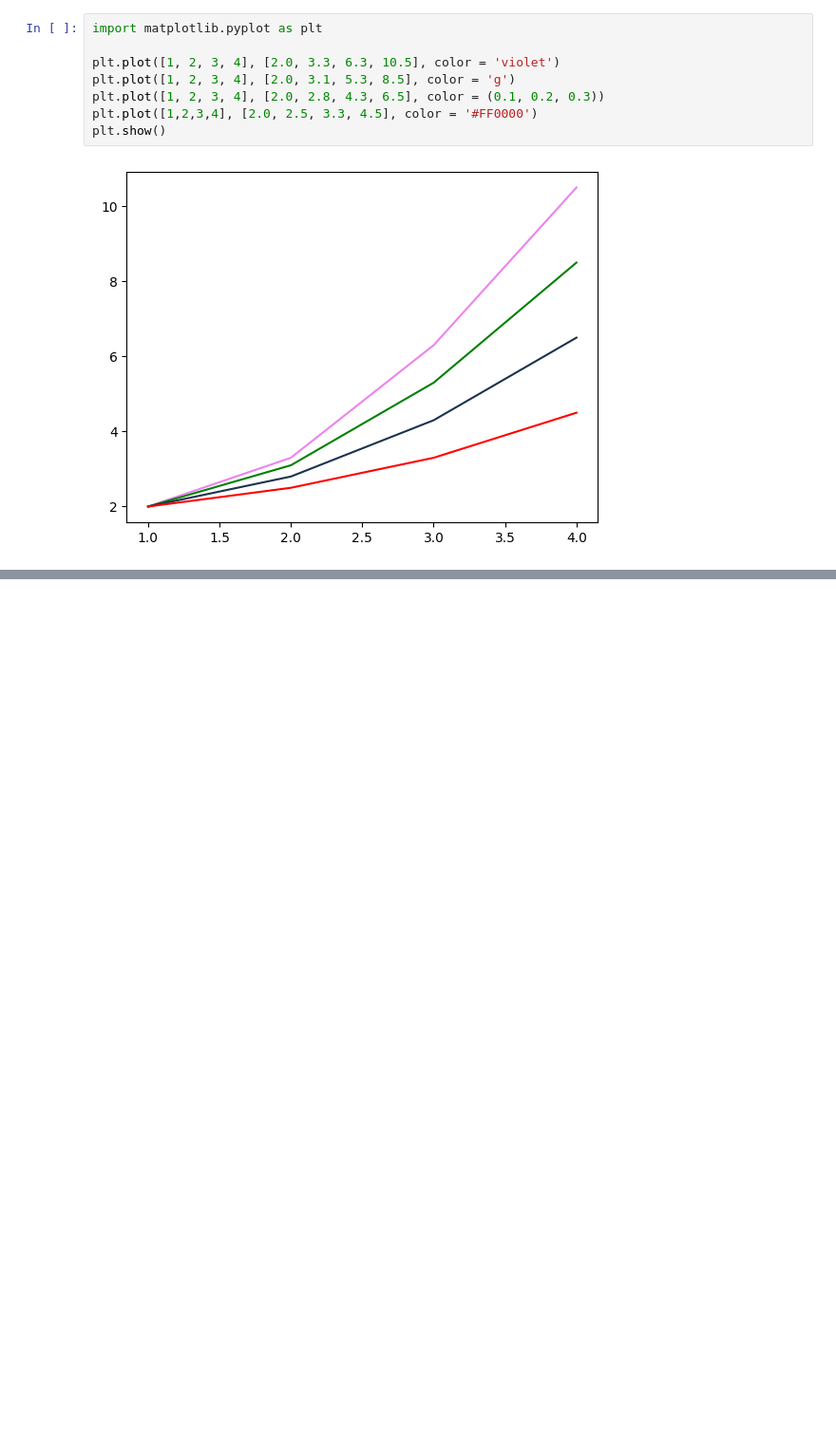
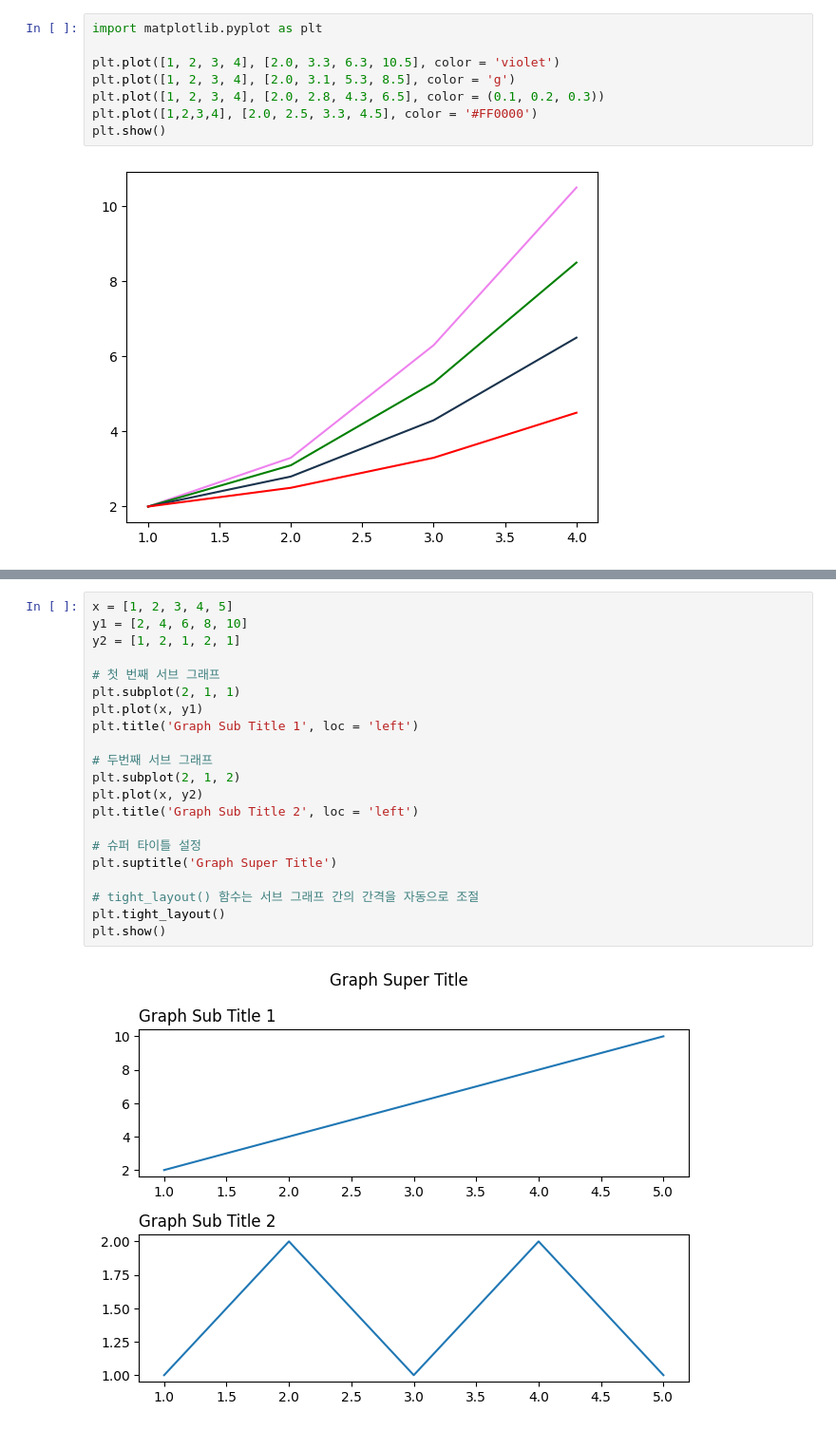
Before and after one commit to yj4976s-cpu/AI_26, a Jupyter notebook: 맷플롯립_공부.ipynb, the cells around one changed output, grey strips where cells are left out. Shown at 95% size. Saved outputs shown, nothing was run; the diff lists cells and outputs as text; blank space fills up the shorter version.

```diff
--- a/맷플롯립_공부.ipynb
+++ b/맷플롯립_공부.ipynb
@@ -173,0 +184,23 @@ plt.show()
+# %%
+x = [1, 2, 3, 4, 5]
+y1 = [2, 4, 6, 8, 10]
+y2 = [1, 2, 1, 2, 1]
+
+# 첫 번째 서브 그래프
+plt.subplot(2, 1, 1)
+plt.plot(x, y1)
+plt.title('Graph Sub Title 1', loc = 'left')
+
+# 두번째 서브 그래프
+plt.subplot(2, 1, 2)
+plt.plot(x, y2)
+plt.title('Graph Sub Title 2', loc = 'left')
+
+# 슈퍼 타이틀 설정
+plt.suptitle('Graph Super Title')
+
+# tight_layout() 함수는 서브 그래프 간의 간격을 자동으로 조절
+plt.tight_layout()
+plt.show()
+# %% [output]
+[figure, added]
```
Also changed, not shown: parts of 25 cells of this notebook.
